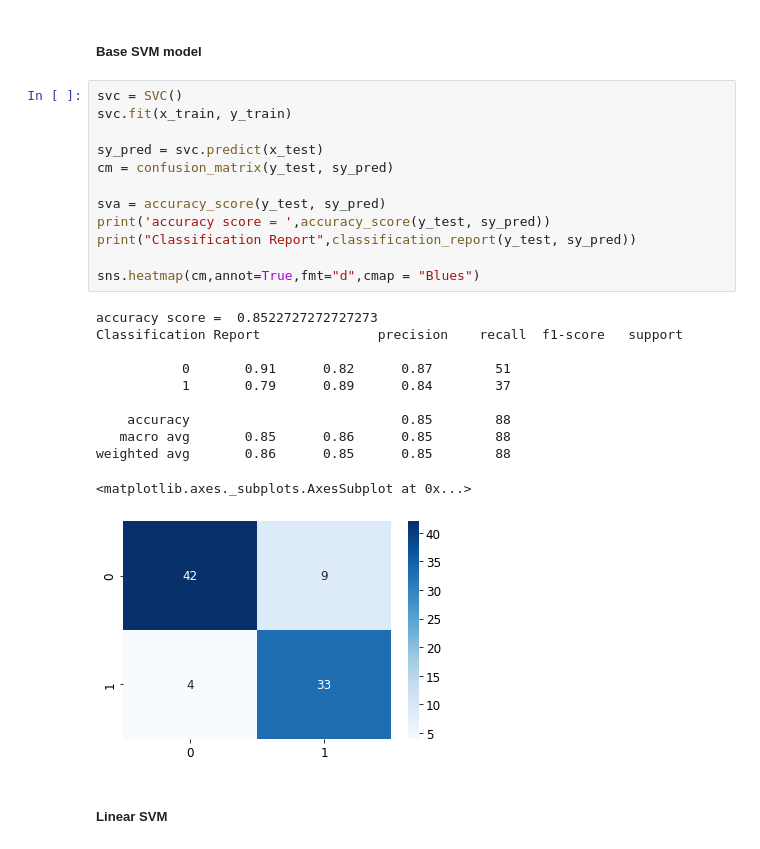
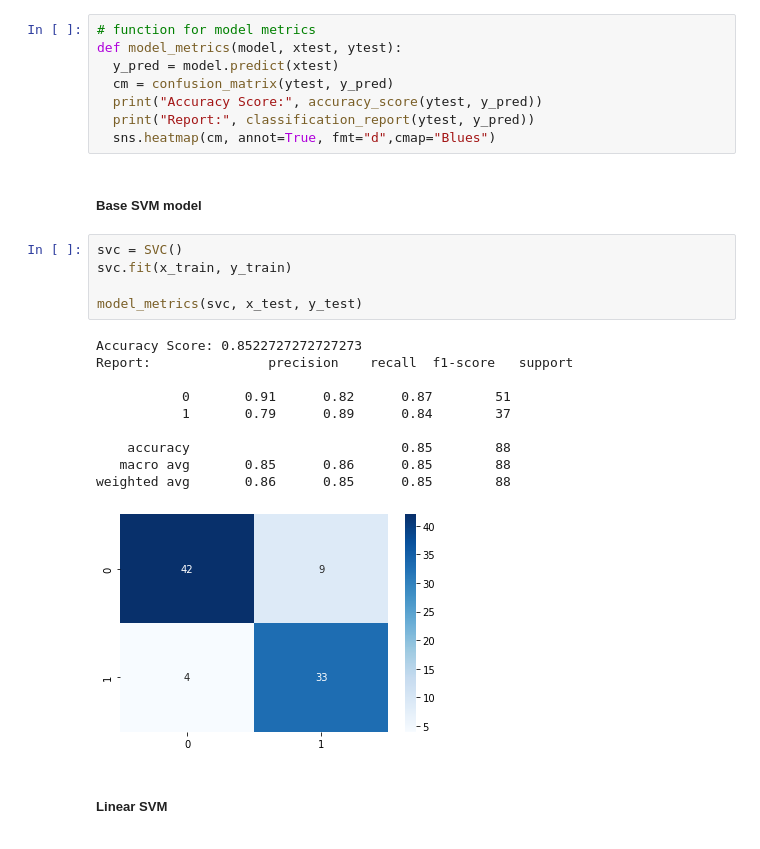
Before and after one commit to erinmcmahon26/Company-Bankruptcy-Prediction, a Jupyter notebook: Company_Bankruptcy.ipynb, the cells around one changed output. Cells and saved outputs as stored; diff of their text form.

Commit message:
Added model metric function

```diff
--- a/Company_Bankruptcy.ipynb
+++ b/Company_Bankruptcy.ipynb
@@ -295,31 +296,31 @@ sgd_auc
 After our summary statistics as well as plotting our ROC graph, we have a model that can accurately predict if a company will go bankrupt or not at abou 82%. Additional feature and model selection needs to be completed to find a higher accuracy model.
 # %% [markdown]
 #### SVM Classifier
+# %%
+# function for model metrics
+def model_metrics(model, xtest, ytest):
+  y_pred = model.predict(xtest)
+  cm = confusion_matrix(ytest, y_pred)
+  print("Accuracy Score:", accuracy_score(ytest, y_pred))
+  print("Report:", classification_report(ytest, y_pred))
+  sns.heatmap(cm, annot=True, fmt="d",cmap="Blues")
 # %% [markdown]
 ##### Base SVM model
-# %%
-svc = SVC()
-svc.fit(x_train, y_train)
-
-sy_pred = svc.predict(x_test)
-cm = confusion_matrix(y_test, sy_pred)
-
-sva = accuracy_score(y_test, sy_pred)
-print('accuracy score = ',accuracy_score(y_test, sy_pred))
-print("Classification Report",classification_report(y_test, sy_pred))
-
-sns.heatmap(cm,annot=True,fmt="d",cmap = "Blues")
-# %% [output]
-accuracy score =  0.8522727272727273
-Classification Report               precision    recall  f1-score   support
-
-           0       0.91      0.82      0.87        51
-           1       0.79      0.89      0.84        37
-
-    accuracy                           0.85        88
-   macro avg       0.85      0.86      0.85        88
-weighted avg       0.86      0.85      0.85        88
-<matplotlib.axes._subplots.AxesSubplot at 0x...>
-[figure, removed]
+# %%
+svc = SVC()
+svc.fit(x_train, y_train)
+
+model_metrics(svc, x_test, y_test)
+# %% [output]
+Accuracy Score: 0.8522727272727273
+Report:               precision    recall  f1-score   support
+
+           0       0.91      0.82      0.87        51
+           1       0.79      0.89      0.84        37
+
+    accuracy                           0.85        88
+   macro avg       0.85      0.86      0.85        88
+weighted avg       0.86      0.85      0.85        88
+[figure, added]
 # %% [markdown]
 ##### Linear SVM
```
Also changed, not shown: parts of 18 cells of this notebook.
